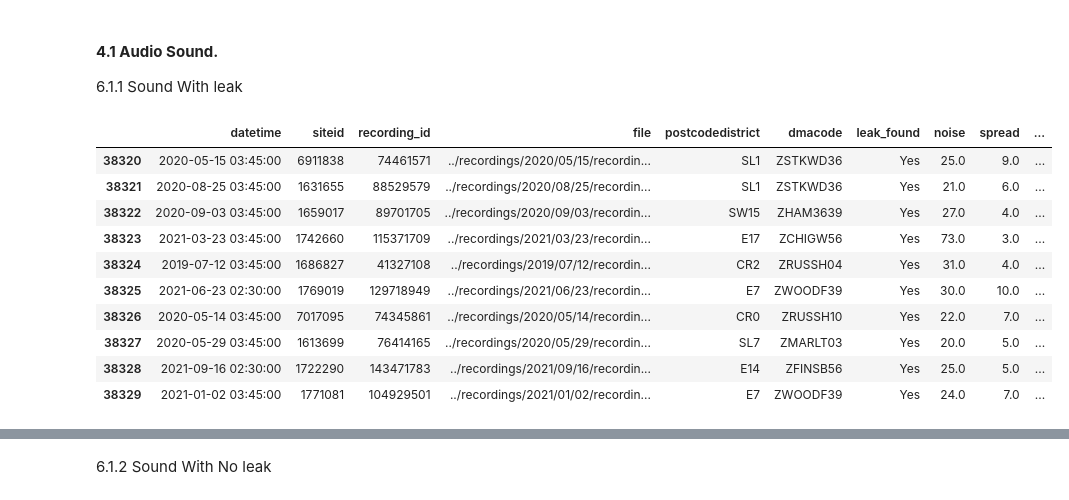
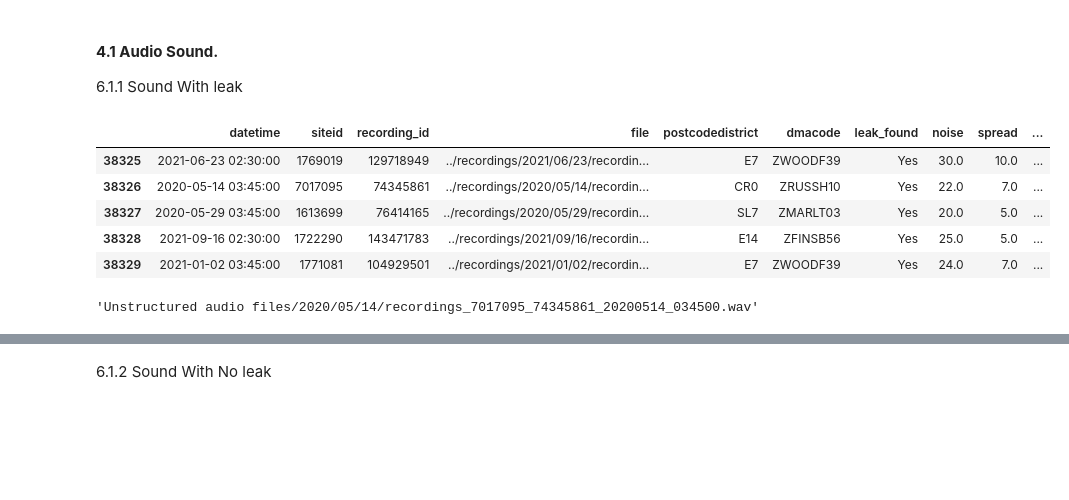
Before and after one commit to jmagwede/Project, a Jupyter notebook: notebooks/2307FTDS_Intern_1.ipynb, the cells around one changed output, grey strips where cells are left out. Saved outputs shown, nothing was run; the diff lists cells and outputs as text; code cells hidden in the pictures; blank space fills up the shorter version.

```diff
--- a/notebooks/2307FTDS_Intern_1.ipynb
+++ b/notebooks/2307FTDS_Intern_1.ipynb
@@ -226,3 +231,5 @@ metadata_df.head()
 #### **4.2 Retrieving Audio.**
 
 4.2.1 <u/>Adding Feature in metadata table that will help us retrieve the audios</u>
+# %%
+metadata_df['datetime'] = pd.to_datetime(metadata_df['datetime'])
@@ -229,7 +240,7 @@ metadata_df.head()
 # %%
 metadata_df['year'] = metadata_df['datetime'].dt.year
-metadata_df['month'] = metadata_df['datetime'].dt.month
-metadata_df['day'] = metadata_df['datetime'].dt.day
+metadata_df['month'] = metadata_df['datetime'].dt.month.apply(lambda x: '{:02d}'.format(x))
+metadata_df['day'] = metadata_df['datetime'].dt.day.apply(lambda x: '{:02d}'.format(x))
 # %% [markdown]
 4.2.2 <u/>Retrieving list of Audio URL and audio Keys</u>
 # %%
@@ -241,7 +252,7 @@ for i in range(len(metadata_df)):
     day = metadata_df.loc[i, 'day']
     sideid = metadata_df.loc[i, 'siteid']
     rec_id =metadata_df.loc[i, 'recording_id']
-    file = metadata_df.loc[1,'file']
+    file = metadata_df.loc[i,'file']
     value = file[62:-4]
 
 
@@ -299,14 +310,9 @@ eda_df = metadata_df.copy
 6.1.1 <u/>Sound With leak</u>
 # %%
 Leaking = metadata_df[metadata_df['leak_found'] == 'Yes']
-Leaking.tail(10)
+Leaking.tail()
 # %% [output]
 |  | datetime | siteid | recording_id | file | postcodedistrict | dmacode | leak_found | noise | spread | ... |
-| 38320 | 2020-05-15 03:45:00 | 6911838 | 74461571 | ../recordings/2020/05/15/recordin... | SL1 | ZSTKWD36 | Yes | 25.0 | 9.0 | ... |
-| 38321 | 2020-08-25 03:45:00 | 1631655 | 88529579 | ../recordings/2020/08/25/recordin... | SL1 | ZSTKWD36 | Yes | 21.0 | 6.0 | ... |
-| 38322 | 2020-09-03 03:45:00 | 1659017 | 89701705 | ../recordings/2020/09/03/recordin... | SW15 | ZHAM3639 | Yes | 27.0 | 4.0 | ... |
-| 38323 | 2021-03-23 03:45:00 | 1742660 | 115371709 | ../recordings/2021/03/23/recordin... | E17 | ZCHIGW56 | Yes | 73.0 | 3.0 | ... |
-| 38324 | 2019-07-12 03:45:00 | 1686827 | 41327108 | ../recordings/2019/07/12/recordin... | CR2 | ZRUSSH04 | Yes | 31.0 | 4.0 | ... |
 | 38325 | 2021-06-23 02:30:00 | 1769019 | 129718949 | ../recordings/2021/06/23/recordin... | E7 | ZWOODF39 | Yes | 30.0 | 10.0 | ... |
 | 38326 | 2020-05-14 03:45:00 | 7017095 | 74345861 | ../recordings/2020/05/14/recordin... | CR0 | ZRUSSH10 | Yes | 22.0 | 7.0 | ... |
 | 38327 | 2020-05-29 03:45:00 | 1613699 | 76414165 | ../recordings/2020/05/29/recordin... | SL7 | ZMARLT03 | Yes | 20.0 | 5.0 | ... |
@@ -317,3 +321,7 @@ audio_file_key = Leaking.loc[22105, 'Audio_key']
+# %%
+Leaking.loc[38326, 'Audio_key']
+# %% [output]
+'Unstructured audio files/2020/05/14/recordings_7017095_74345861_20200514_034500.wav'
 # %%
 # S3 bucket name and audio file path
 bucket_name = '2307-01-acoustic-loggers-for-leak-detection-a'
```
Also changed, not shown: parts of 34 cells of this notebook.
